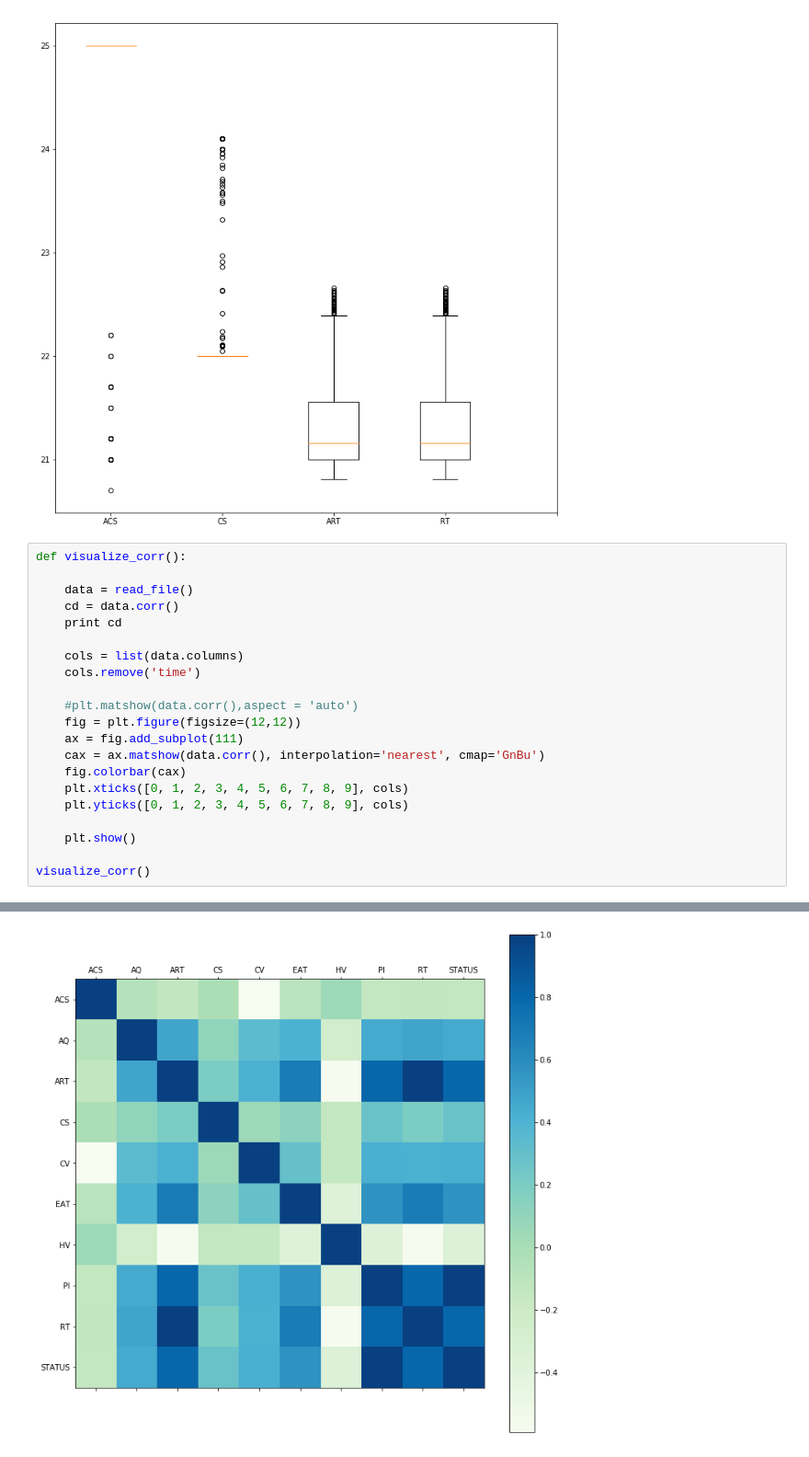
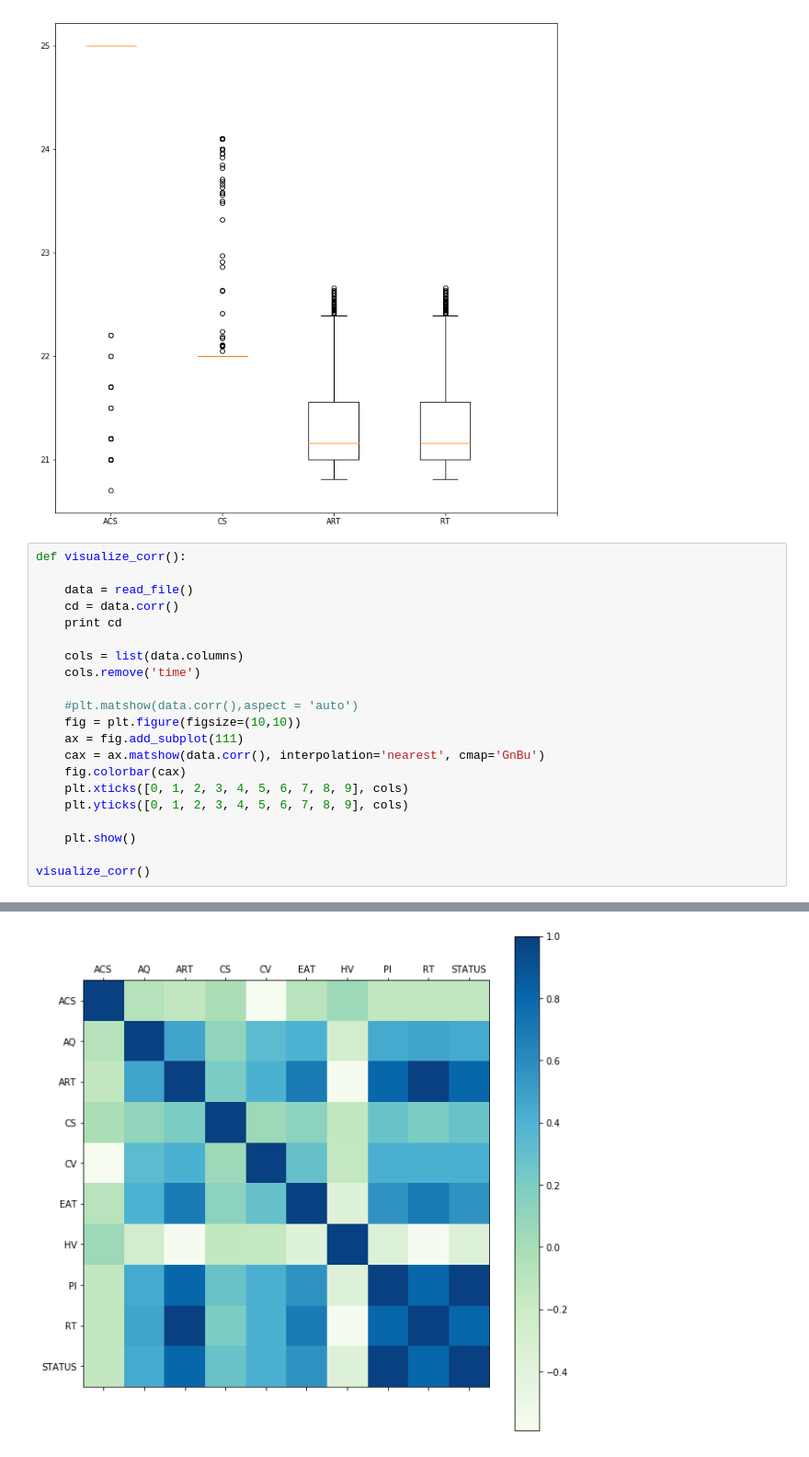
Before and after one commit to T3SC/smart-energy, a Jupyter notebook: exploratory_analysis.ipynb, the cells around one changed output, grey strips where cells are left out. Shown at 92% size. Cells and saved outputs as stored; diff of their text form.

```diff
--- a/exploratory_analysis.ipynb
+++ b/exploratory_analysis.ipynb
@@ -95,32 +95,32 @@ def visualize_corr():
     cols.remove('time')
 
     #plt.matshow(data.corr(),aspect = 'auto')
-    fig = plt.figure(figsize=(12,12))
+    fig = plt.figure(figsize=(10,10))
     ax = fig.add_subplot(111)
     cax = ax.matshow(data.corr(), interpolation='nearest', cmap='GnBu')
     fig.colorbar(cax)
     plt.xticks([0, 1, 2, 3, 4, 5, 6, 7, 8, 9], cols)
     plt.yticks([0, 1, 2, 3, 4, 5, 6, 7, 8, 9], cols)
 
     plt.show()
 
 visualize_corr()
 # %% [output]
              ACS        AQ       ART        CS        CV       EAT        HV  \
 ACS     1.000000 -0.066973 -0.141316 -0.017998 -0.590555 -0.092310  0.052686
 AQ     -0.066973  1.000000  0.474411  0.106075  0.335720  0.408118 -0.255684
 ART    -0.141316  0.474411  1.000000  0.203085  0.414979  0.694713 -0.580702
 CS     -0.017998  0.106075  0.203085  1.000000  0.051948  0.129325 -0.145225
 CV     -0.590555  0.335720  0.414979  0.051948  1.000000  0.297652 -0.151107
 EAT    -0.092310  0.408118  0.694713  0.129325  0.297652  1.000000 -0.377514
 HV      0.052686 -0.255684 -0.580702 -0.145225 -0.151107 -0.377514  1.000000
 PI     -0.145723  0.444992  0.805919  0.274445  0.417943  0.569339 -0.358381
 RT     -0.141316  0.474411  1.000000  0.203085  0.414979  0.694713 -0.580702
 STATUS -0.145723  0.444992  0.805919  0.274445  0.417943  0.569339 -0.358381
 
 ... (7 lines left out)
 HV     -0.358381 -0.580702 -0.358381
 PI      1.000000  0.805919  1.000000
 RT      0.805919  1.000000  0.805919
 STATUS  1.000000  0.805919  1.000000
-[figure, old version]
+[figure, new version]
```
Also changed, not shown: parts of 1 cell of this notebook.
